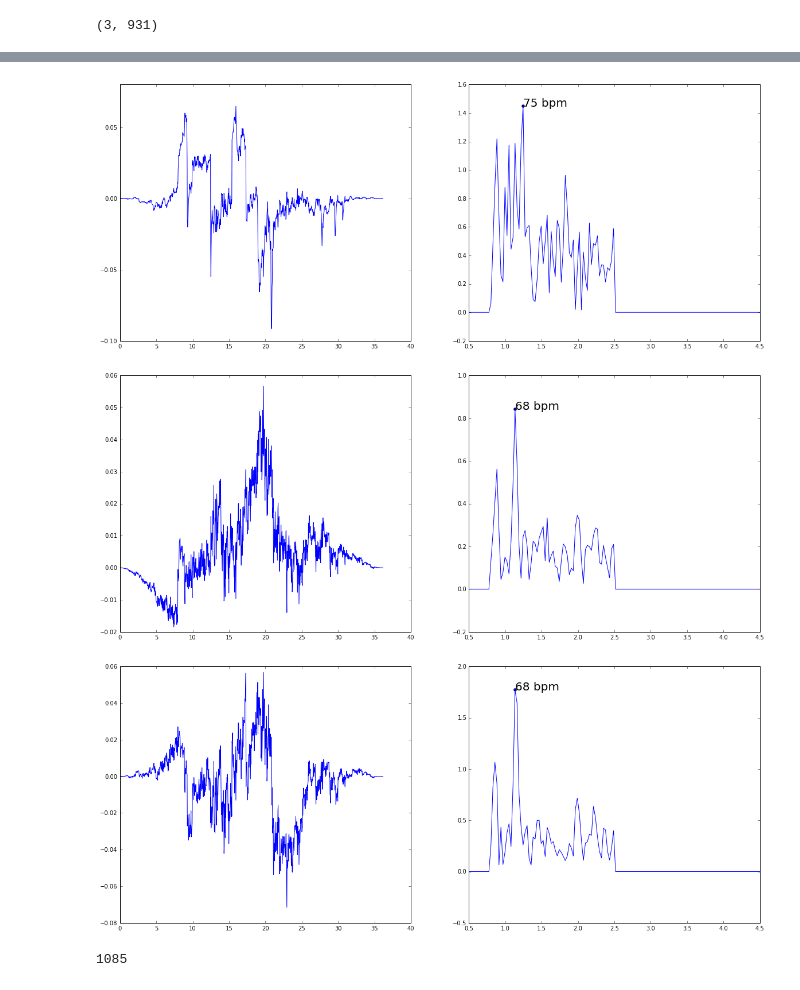
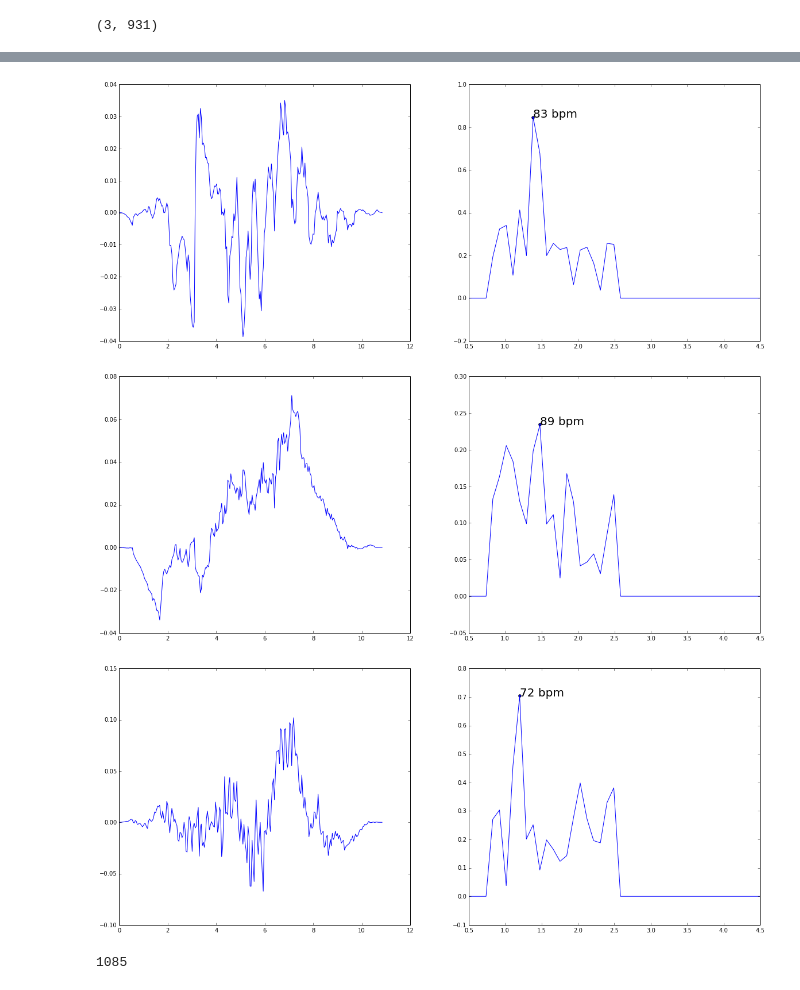
Before and after one commit to dwieker/FaceTrack, a Jupyter notebook: experimenting.ipynb, the cells around one changed output, grey strips where cells are left out. Saved outputs shown, nothing was run; the diff lists cells and outputs as text; code cells hidden in the pictures.

```diff
--- a/experimenting.ipynb
+++ b/experimenting.ipynb
@@ -14,7 +14,7 @@ def normalizeRGB(x):
     b = (b - b.mean()) / b.std()
     return np.array([r, g, b])
 # %%
-x = np.loadtxt("data/outme.txt")
+x = np.loadtxt("data/me.txt")
 
 
 x = x[:1500]
@@ -82,37 +82,37 @@ for cs, color in zip(['r','g','b'], [r2,g2,b2]):
 from sklearn.decomposition import FastICA
 
 ica = FastICA(n_components=3, max_iter=3000)
-comps = ica.fit_transform( np.array([r,g,b]).T )
+comps = ica.fit_transform( np.array([r,g*1.5,b]).T )
 
 
 for i in range(comps.shape[1]):
     n = len(comps)
     fig, (ax1, ax2) = plt.subplots(1,2, figsize=(20,8))
 
     comps[:, i] *= np.hanning(comps.shape[0])
     ax1.plot(t, comps[:,i])
 
     #Fourier transform
     I = abs(np.fft.fft(comps[:,i])[:n/2])
     freqs = np.fft.fftfreq(n, 1./FPS)[:n/2]
 
     #Filter
     I[(freqs<.8) | (freqs>2.5)] = 0
 
     max_f = freqs[I.argmax()]
     ax2.scatter(max_f, I.max())
 
     ax2.annotate(s="%.0f bpm"%(max_f*60), xy=(max_f, I.max()), size=20)
 
     ax2.plot(freqs, I)
     ax2.set_xlim(.5, 4.5)
 
 
     plt.show()
 # %% [output]
-[figure, old version]
+[figure, new version]
-[figure, old version]
+[figure, new version]
-[figure, old version]
+[figure, new version]
 # %%
 len(comps)
 # %% [output]
```
Also changed, not shown: parts of 2 cells of this notebook, 1 other file.
